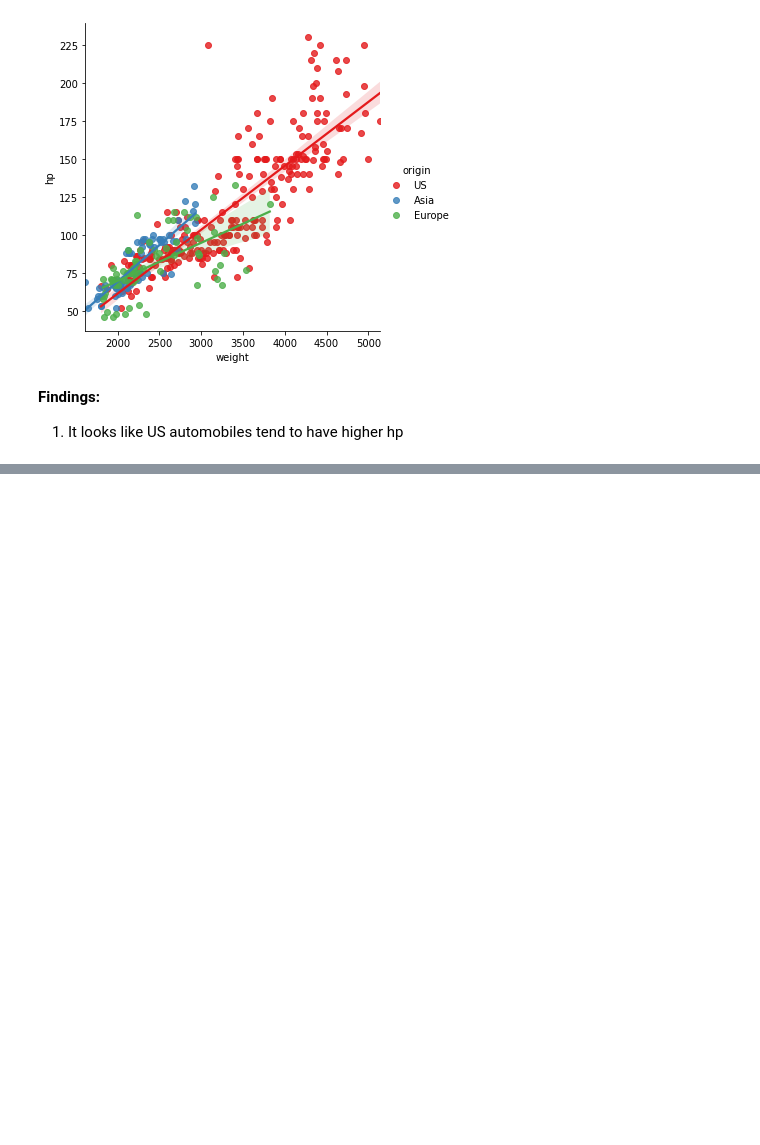
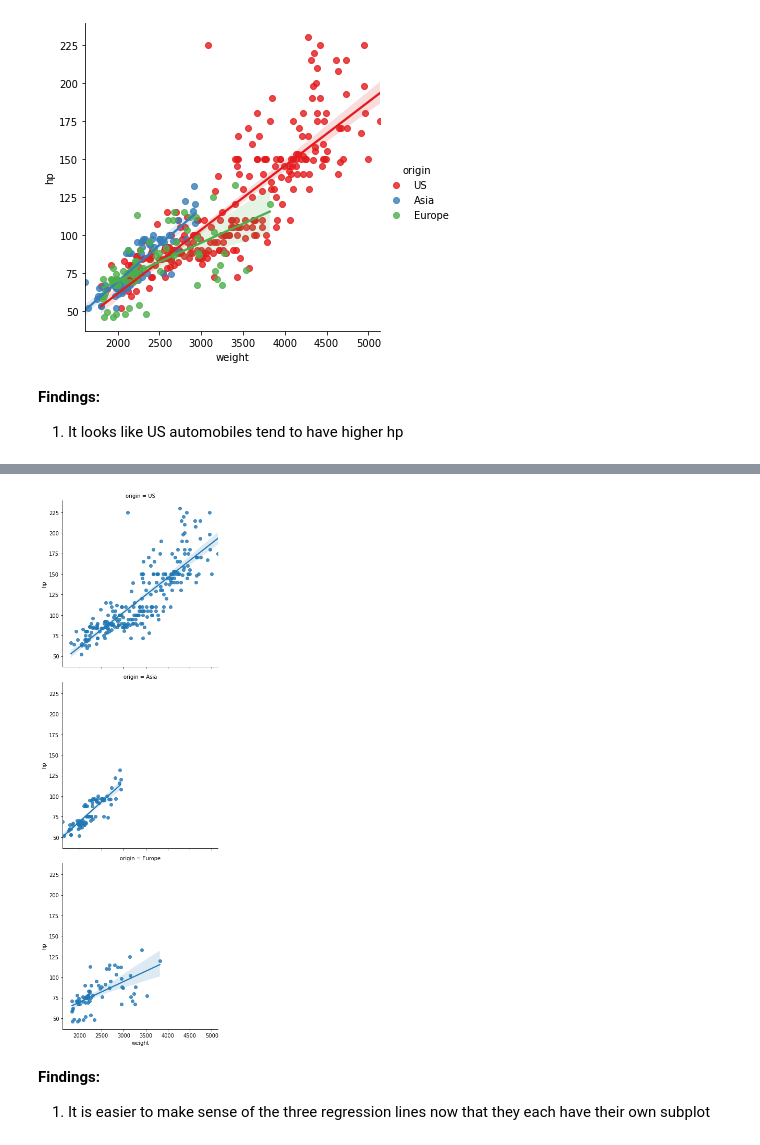
Before and after one commit to zaedulislam/Introduction_to_Data_Visualization_in_Python, a Jupyter notebook: 3. Statistical plots with Seaborn/Statistical plots with Seaborn.ipynb, the cells around one changed output, grey strips where cells are left out. Drawn from its saved outputs; the diff is of its cells as text; code cells hidden in the pictures; blank space fills up the shorter version.

Commit message:
Grouping linear regressions by row or column

```diff
--- a/3. Statistical plots with Seaborn/Statistical plots with Seaborn.ipynb
+++ b/3. Statistical plots with Seaborn/Statistical plots with Seaborn.ipynb
@@ -97,0 +104,11 @@ plt.show()
+# %%
+# Plot linear regressions between 'weight' and 'hp' grouped row-wise by 'origin'
+sns.lmplot(x = 'weight', y = 'hp', data = dataset, row = 'origin')
+
+# Display the plot
+plt.show()
+# %% [output]
+[figure, added]
+# %% [markdown]
+**Findings:**
+1.  It is easier to make sense of the three regression lines now that they each have their own subplot
```
Also changed, not shown: parts of 2 cells of this notebook.
